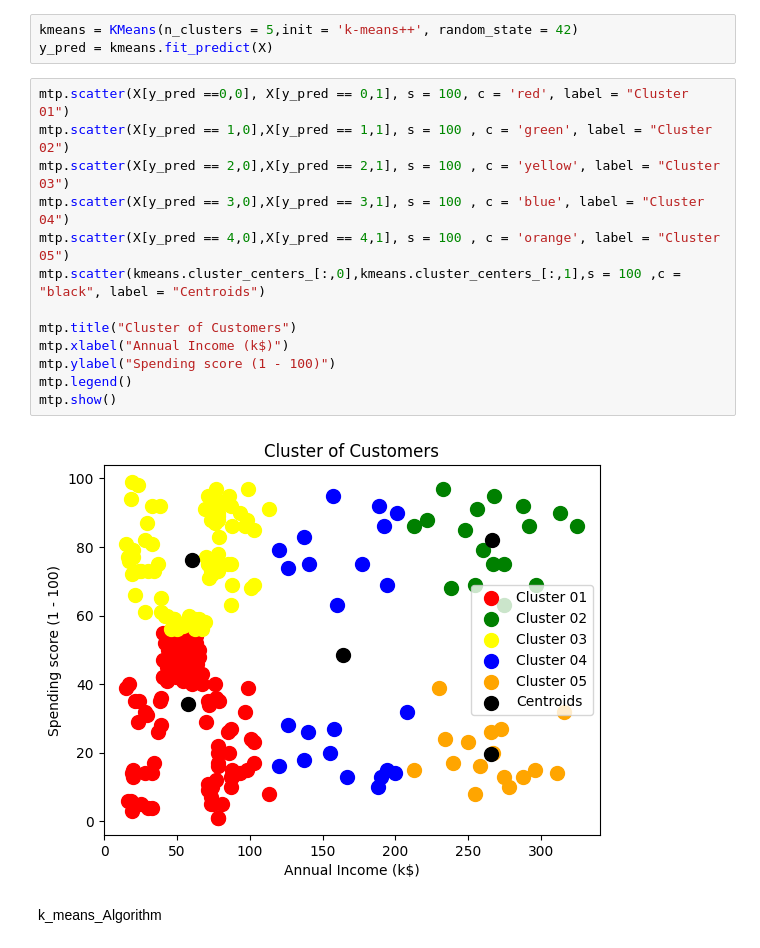
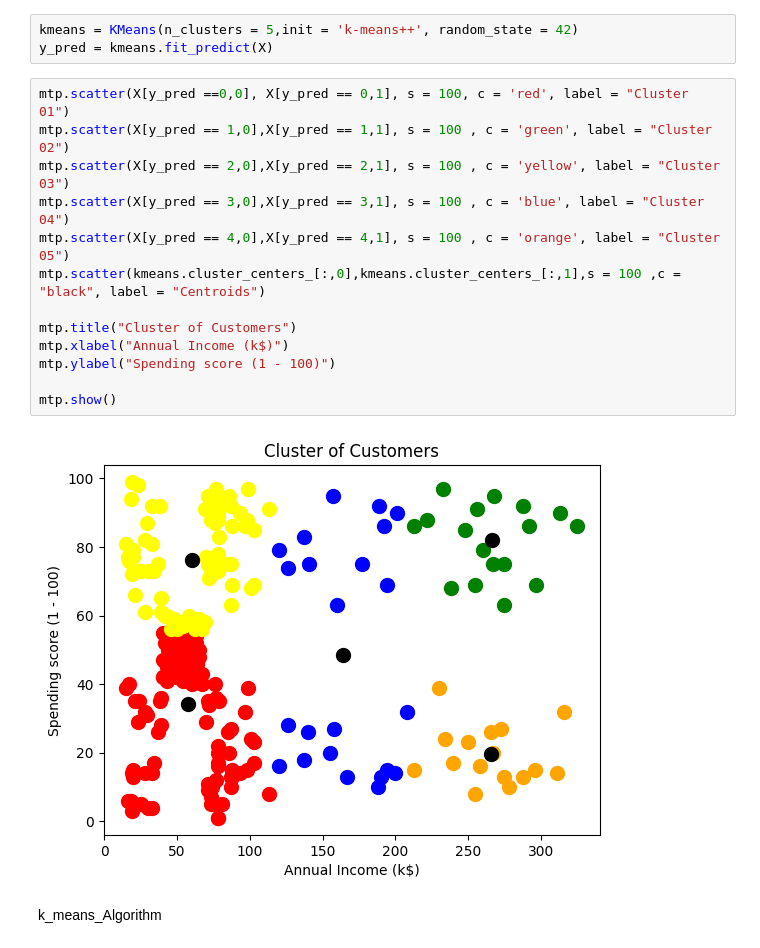
Before and after one commit to aswanthanoop/model_training, a Jupyter notebook: kmeans_5_practice.ipynb, the cells around one changed output. Cells and saved outputs as stored; diff of their text form.

```diff
--- a/kmeans_5_practice.ipynb
+++ b/kmeans_5_practice.ipynb
@@ -37,17 +37,17 @@ y_pred = kmeans.fit_predict(X)
 # %%
 mtp.scatter(X[y_pred ==0,0], X[y_pred == 0,1], s = 100, c = 'red', label = "Cluster 01")
 mtp.scatter(X[y_pred == 1,0],X[y_pred == 1,1], s = 100 , c = 'green', label = "Cluster 02")
 mtp.scatter(X[y_pred == 2,0],X[y_pred == 2,1], s = 100 , c = 'yellow', label = "Cluster 03")
 mtp.scatter(X[y_pred == 3,0],X[y_pred == 3,1], s = 100 , c = 'blue', label = "Cluster 04")
 mtp.scatter(X[y_pred == 4,0],X[y_pred == 4,1], s = 100 , c = 'orange', label = "Cluster 05")
 mtp.scatter(kmeans.cluster_centers_[:,0],kmeans.cluster_centers_[:,1],s = 100 ,c = "black", label = "Centroids")
 
 mtp.title("Cluster of Customers")
 mtp.xlabel("Annual Income (k$)")
 mtp.ylabel("Spending score (1 - 100)")
-mtp.legend()
+
 mtp.show()
 # %% [output]
-[figure, old version]
+[figure, new version]
 # %% [markdown]
 k_means_Algorithm
```
